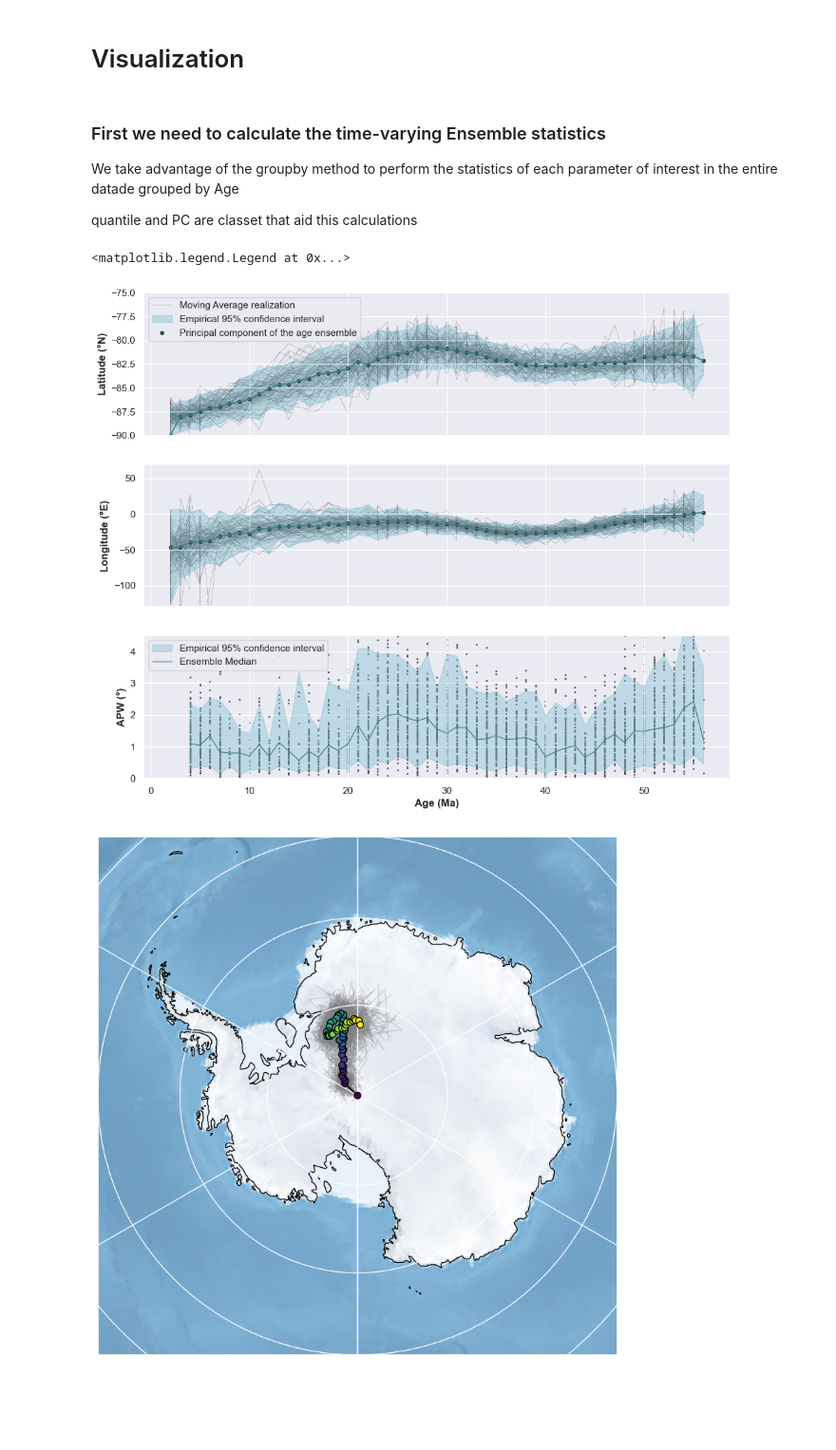
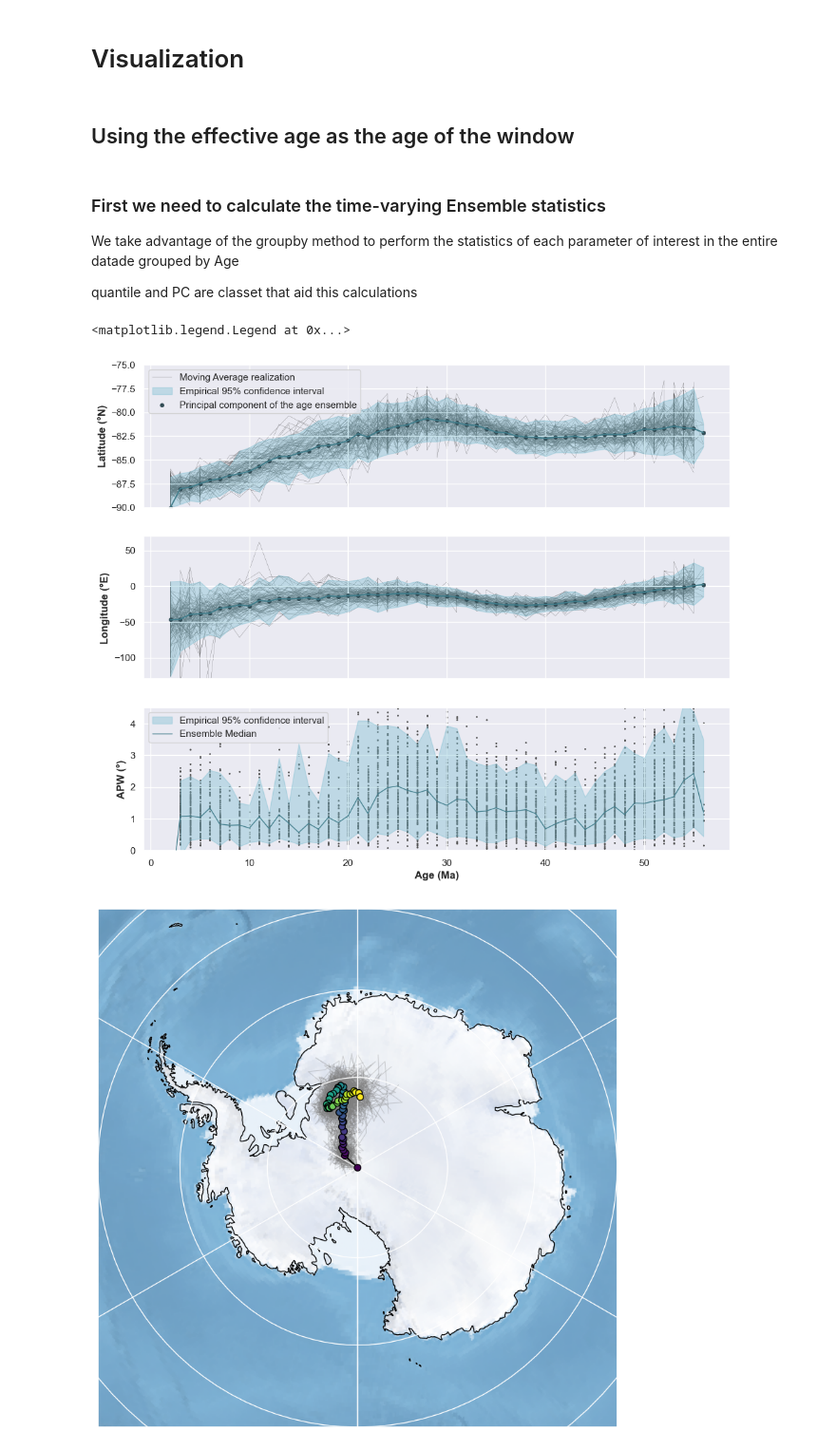
Before and after one commit to PolarWandering/Gallo_etal_2023_APWP_construction, a Jupyter notebook: code/weighted_bootstrap.ipynb, the cells around one changed output. Shown at 95% size. Saved outputs shown, nothing was run; the diff lists cells and outputs as text; code cells hidden in the pictures; blank space fills up the shorter version.

```diff
--- a/code/weighted_bootstrap.ipynb
+++ b/code/weighted_bootstrap.ipynb
@@ -254,5 +254,7 @@ Wall time: 3min 35s
 # %% [markdown]
 # Visualization
+# %% [markdown]
+## Using the effective age as the age of the window
 # %% [markdown]
 ### First we need to calculate the time-varying Ensemble statistics
 We take advantage of the groupby method to perform the statistics of each parameter of interest in the entire datade grouped by Age
@@ -289,38 +291,38 @@ df_RM_ensemble_50 = df_RM_ensemble[df_RM_ensemble['run'].isin(range(0,100))]
 
 for run, df_run in df_RM_ensemble_50.groupby('run'):
     axes[0].plot(df_run.effective_age.tolist(), df_run.plat.tolist(), color="#4F4F4F", zorder =0, linewidth=0.2)
 axes[0].plot(df_run.effective_age.tolist(), df_run.plat.tolist(), color="#4F4F4F", zorder =0, linewidth=0.2, label = 'Moving Average realization')
 axes[0].fill_between(ensemble_PC_eff_age.X, ensemble_PC_eff_age.Lat_Lon_bounds(quantile)[2], ensemble_PC_eff_age.Lat_Lon_bounds(quantile)[3], color= "#7DBFD2", alpha=.40, zorder =1, label=f"Empirical {quantile}% confidence interval")
 # axes[0].plot(ensemble_PC.X, ensemble_PC.Lat_Lon_bounds(quantile)[2],color="#427E8C", zorder =3, linewidth=0.2)
 # axes[0].plot(ensemble_PC.X, ensemble_PC.Lat_Lon_bounds(quantile)[3],color="#427E8C", zorder =3, linewidth=0.2)
 axes[0].scatter(ensemble_PC_eff_age.X, ensemble_PC_eff_age.PC(quantile)[1],color="#314B54", s = 15,  label = 'Principal component of the age ensemble')
 axes[0].plot(ensemble_PC_eff_age.X, ensemble_PC_eff_age.PC(quantile)[1],color="#427E8C")
 
 # LONGITUDES
 for run, df_run in df_RM_ensemble_50.groupby('run'):
     axes[1].plot(df_run.effective_age.tolist(), df_run.plon.tolist(), color="#4F4F4F", zorder =0, linewidth=0.2)
 axes[1].plot(df_run.effective_age.tolist(), df_run.plon.tolist(), color="#4F4F4F", zorder =0, linewidth=0.2, label = 'Moving Average realization')
 axes[1].fill_between(ensemble_PC_eff_age.X, ensemble_PC_eff_age.Lat_Lon_bounds(quantile)[0], ensemble_PC_eff_age.Lat_Lon_bounds(quantile)[1], color= "#7DBFD2", alpha=.40, zorder =1, label=f"Empirical {quantile}% confidence interval")
 # axes[1].plot(ensemble_PC.X, ensemble_lon.q16,color="#590E0E", zorder =3, linewidth=0.2)
 axes[1].scatter(ensemble_PC_eff_age.X, ensemble_PC_eff_age.PC(quantile)[0],color="#314B54", s = 15,  label = 'Principal component of the age ensemble')
 axes[1].plot(ensemble_PC_eff_age.X, ensemble_PC_eff_age.PC(quantile)[0],color="#427E8C")
 
 for run, df_run in df_RM_ensemble[df_RM_ensemble['run'].isin(range(0,100))].groupby('run'):
-    axes[2].scatter(df_run.effective_age.to_numpy()[df_run.effective_age.to_numpy() > 3], df_run.APW_rate_eff_age.to_numpy()[df_run.effective_age.to_numpy() > 3], color="#4F4F4F", zorder =0, s=1)
+    axes[2].scatter(df_run.effective_age.to_numpy()[df_run.effective_age.to_numpy() > 2], df_run.APW_rate_eff_age.to_numpy()[df_run.effective_age.to_numpy() > 2], color="#4F4F4F", zorder =0, s=1)
 # # axes[1,1].plot(df_run.age.tolist(), df_run.plon.tolist(), color="#4F4F4F", zorder =0, linewidth=0.2, label = 'Moving Average realization')
-axes[2].fill_between(np.sort(ensemble_apw_eff.X)[2:], ensemble_apw_eff.q5[2:],ensemble_apw_eff.q95[2:], color= "#7DBFD2", alpha=.40, zorder =1, label=f"Empirical {quantile}% confidence interval")
-axes[2].plot(np.sort(ensemble_apw_eff.X)[2:], ensemble_apw_eff.q50[2:],color="#427E8C", zorder =3, linewidth=1, label="Ensemble Median")
+axes[2].fill_between(np.sort(ensemble_apw_eff.X)[1:], ensemble_apw_eff.q5[1:],ensemble_apw_eff.q95[1:], color= "#7DBFD2", alpha=.40, zorder =1, label=f"Empirical {quantile}% confidence interval")
+axes[2].plot(np.sort(ensemble_apw_eff.X), ensemble_apw_eff.q50,color="#427E8C", zorder =3, linewidth=1, label="Ensemble Median")
 # axes[1,1].plot(ensemble_PC.X, ensemble_lon.q16,color="#590E0E", zorder =3, linewidth=0.2)
 
 axes[0].set_ylim(-90,-75)
 axes[1].set_ylim(-130,70)
 axes[2].set_ylim(0,4.5)
 axes[0].legend(loc="upper left")
 axes[2].legend(loc="upper left")
-# plt.savefig(os.path.join(current_path, '..') + '/figures/3/ensemble.jpg', dpi =600, bbox_inches='tight')
+#plt.savefig(os.path.join(current_path, '..') + '/figures/3/ensemble.jpg', dpi =600, bbox_inches='tight')
 # %% [output]
 <matplotlib.legend.Legend at 0x...>
-[figure, old version]
+[figure, new version]
 # %%
 # Visualization
 extent = [-180,180,-60,-60]
```
Also changed, not shown: parts of 12 cells of this notebook.
